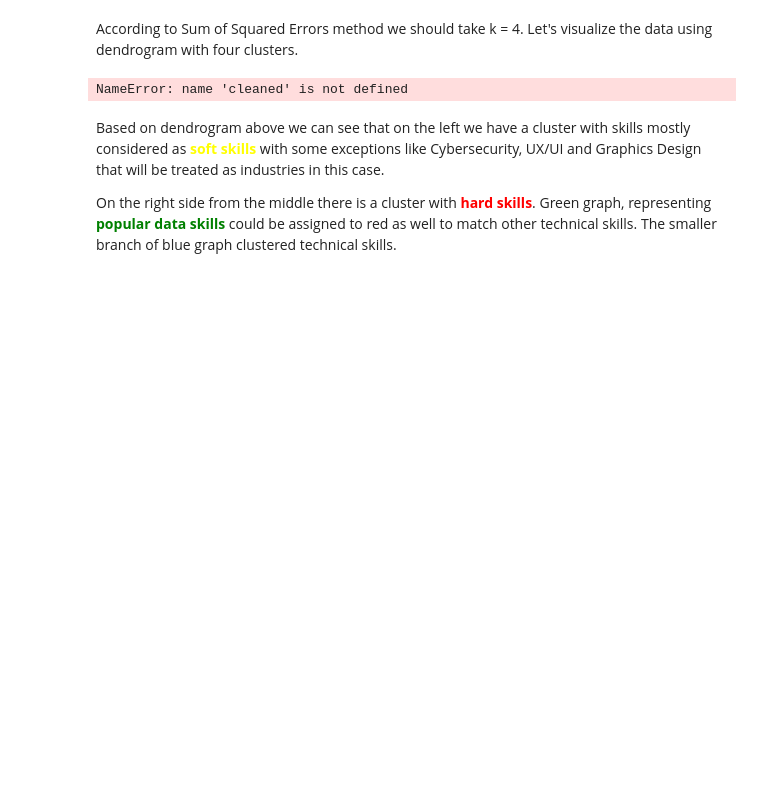
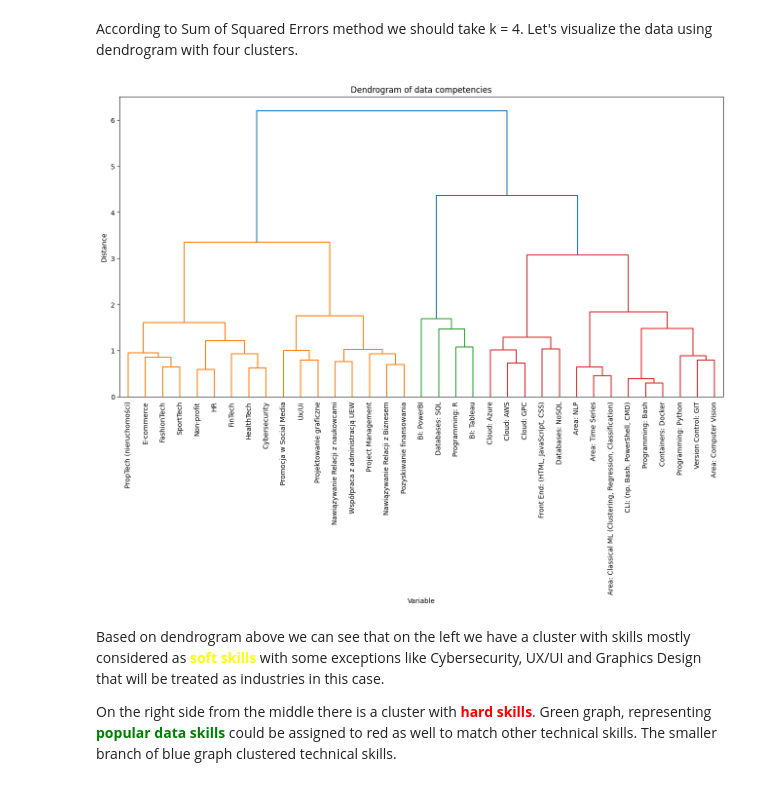
Before and after one commit to cropsini2137/HR-Data-Analytics, a Jupyter notebook: notebooks/03_Advanced_EDA.ipynb, the cells around one changed output. Saved outputs shown, nothing was run; the diff lists cells and outputs as text; code cells hidden in the pictures; blank space fills up the shorter version.

```diff
--- a/notebooks/03_Advanced_EDA.ipynb
+++ b/notebooks/03_Advanced_EDA.ipynb
@@ -233,35 +233,35 @@ import numpy as np
 
 # Performing hierarchical clustering on the correlation matrix
 from scipy.cluster.hierarchy import linkage, dendrogram
 
 # Excluding the ID column from the correlation matrix
-correlation_matrix = cleaned.drop(columns=['ID']).corr(numeric_only=True)
+correlation_matrix = data.drop(columns=['ID']).corr(numeric_only=True)
 
 # Calculating the linkage matrix
 linkage_matrix = linkage(correlation_matrix, method='ward')
 
 # Plotting dendrogram to identify clusters
 plt.figure(figsize=(16, 8))
 dendro = dendrogram(linkage_matrix, labels=correlation_matrix.columns, leaf_rotation=90, leaf_font_size=10)
 plt.title("Dendrogram of data competencies")
 plt.xlabel("Variable")
 plt.ylabel("Distance")
 plt.show()
 
 # Extracting cluster labels for each variable
 from scipy.cluster.hierarchy import fcluster
 cluster_labels = fcluster(linkage_matrix, t=1.5, criterion='distance')
 
 # Combining cluster labels with the correlation matrix
 clustered_data = pd.DataFrame({
     'Variable': correlation_matrix.columns,
     'Cluster': cluster_labels
 })
 
 # Sorting variables by cluster
 clustered_data = clustered_data.sort_values(by='Cluster').reset_index(drop=True)
 # %% [output]
-NameError: name 'cleaned' is not defined
+[figure, added]
 # %% [markdown]
 Based on dendrogram above we can see that on the left we have a cluster with skills mostly considered as <font color='yellow'>**soft skills**</font> with some exceptions like Cybersecurity, UX/UI and Graphics Design that will be treated as industries in this case.
 
```
Also changed, not shown: parts of 2 cells of this notebook.
